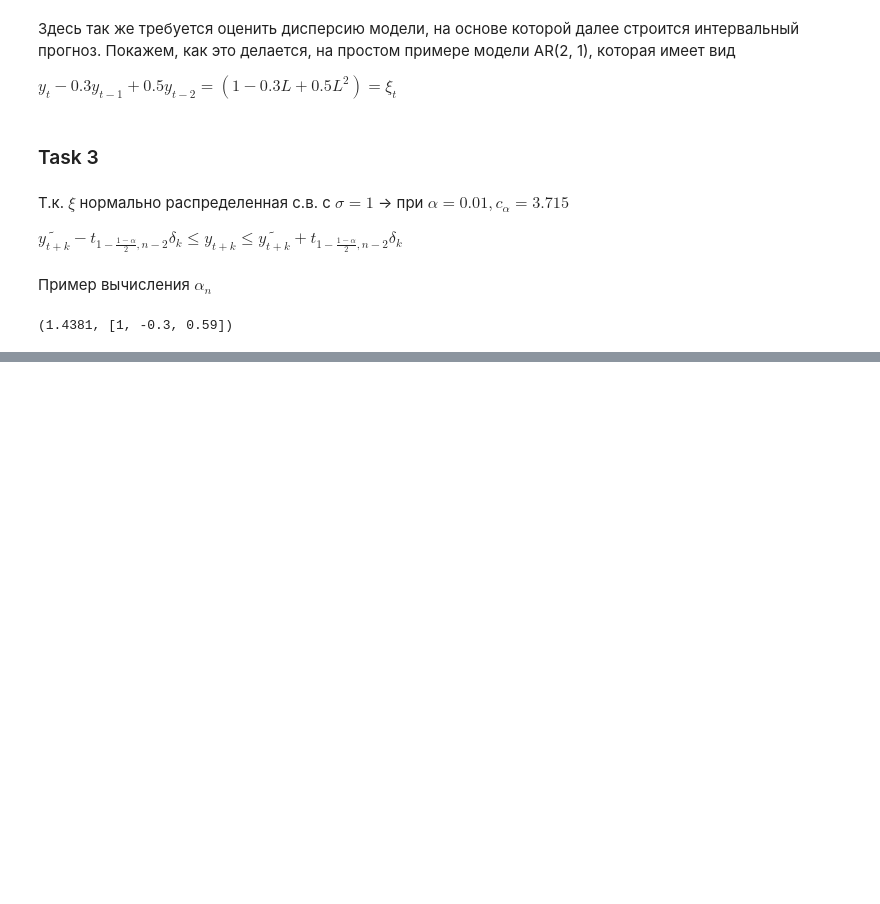
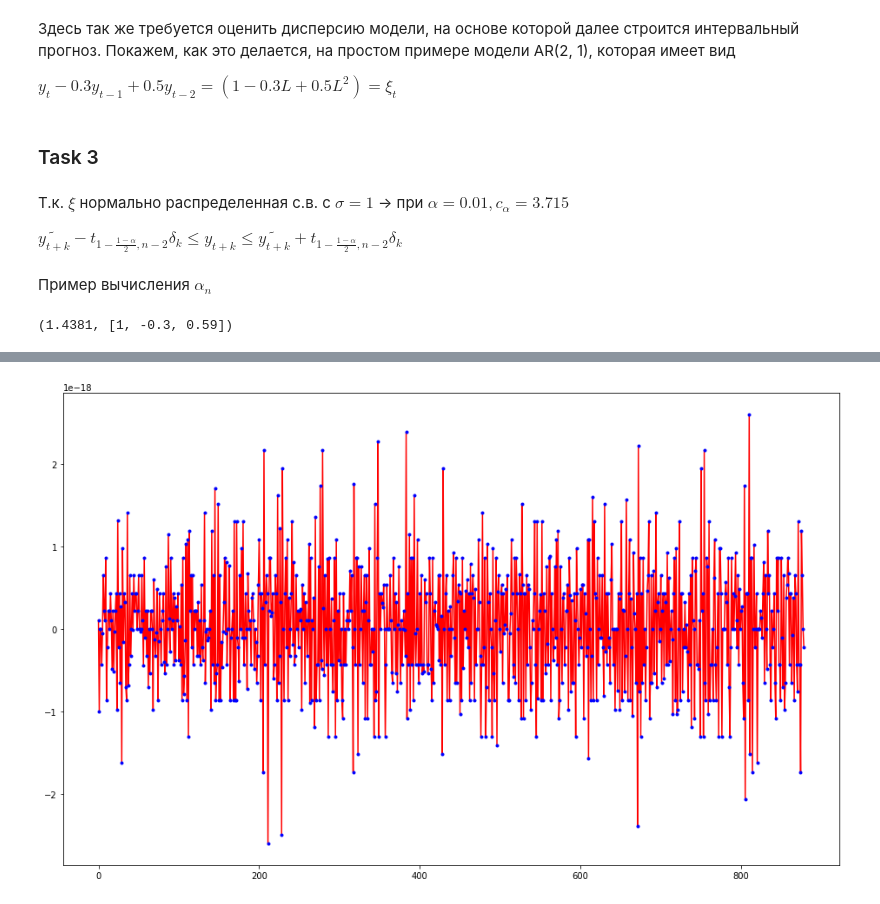
Before and after one commit to Bullldoger/prediction_theory, a Jupyter notebook: notebooks/Labs.ipynb, the cells around one changed output, grey strips where cells are left out. Cells and saved outputs as stored; diff of their text form; code cells hidden in the pictures; blank space fills up the shorter version.

```diff
--- a/notebooks/Labs.ipynb
+++ b/notebooks/Labs.ipynb
@@ -1330,0 +1365,9 @@ d_k(3, -0.3, 0.5, 1)
+# %%
+p_losts = predicted_P - dP[10:]
+# %%
+plt.figure(figsize=(16, 10))
+plt.plot(p_losts[:879], 'r')
+plt.plot(p_losts[:879], '.b')
+plt.show()
+# %% [output]
+[figure, added]
```
Also changed, not shown: parts of 49 cells of this notebook.
